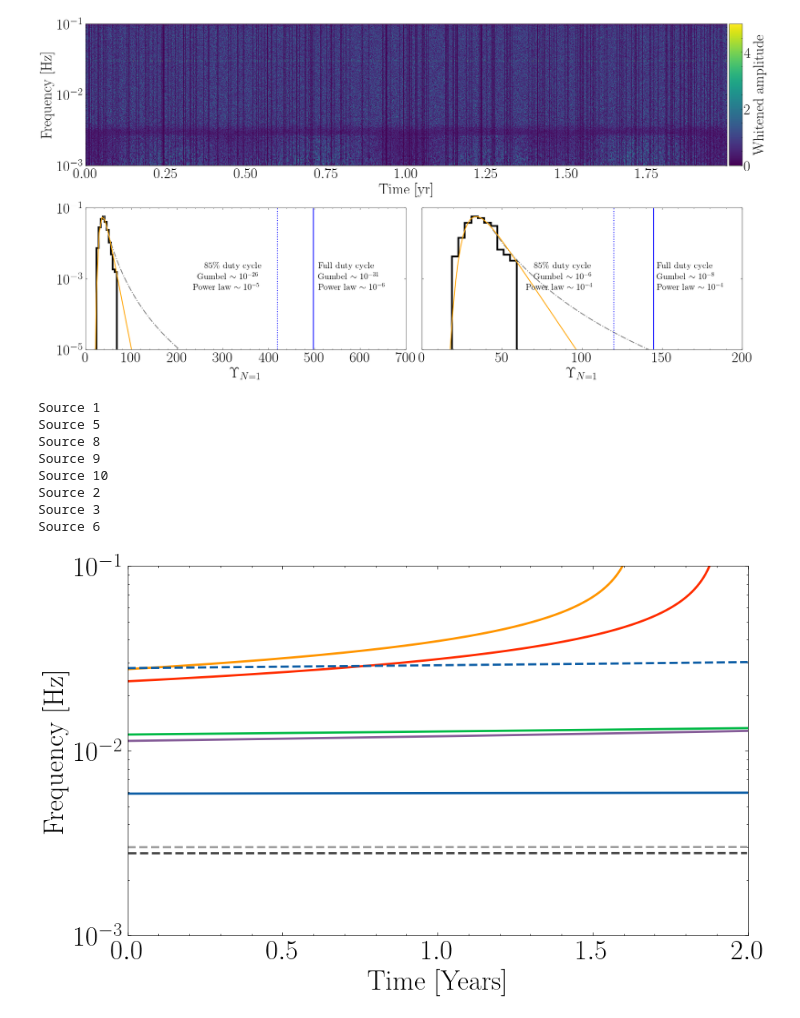
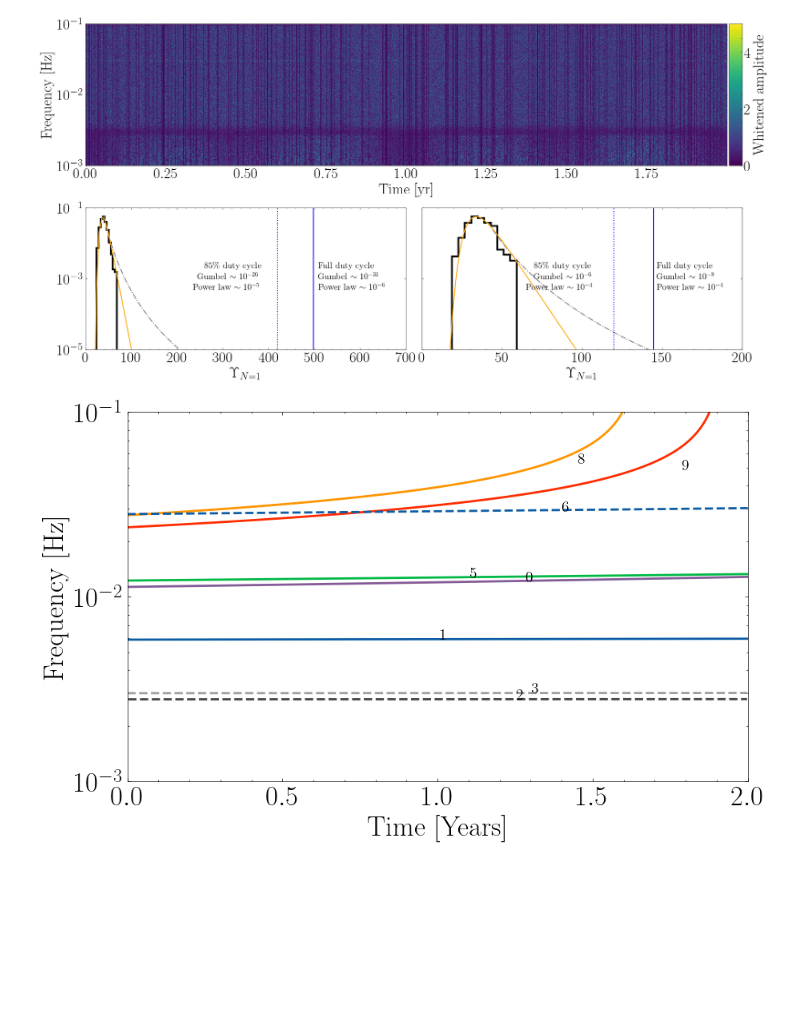
Before and after one commit to dig07/Yorsh-End-to-end-search, a Jupyter notebook: Fig2/GAPs+FAP.ipynb, the cells around one changed output. Drawn from its saved outputs; the diff is of its cells as text; code cells hidden in the pictures; blank space fills up the shorter version.

```diff
--- a/Fig2/GAPs+FAP.ipynb
+++ b/Fig2/GAPs+FAP.ipynb
@@ -294,33 +294,35 @@ Observable_sources = pickle.load(open("Observable_sources.pickle", "rb"))
 Unobservable_sources = pickle.load(open("Unobservable_sources.pickle", "rb"))
 # %%
 plt.figure(figsize=(10,6))
+offset = 0.05  # adjust as needed
+for i, (Name, tf) in enumerate(zip(list(Observable_sources.keys()), list(Observable_sources.values()))):
+    times, freqs = tf
+    plt.plot(times/(365.25*24*60*60), freqs, lw=2, ls='-')
+    idx = len(times) // 2
+    x = times[idx]/(365.25*24*60*60) + i * offset
+    y = freqs[idx]
+    plt.annotate(Name[-1],
+                xy=(x, y),
+                fontsize=14, color='black')
 
-for Name, tf in zip(list(Observable_sources.keys()),list(Observable_sources.values())):
-    print(Name)
-    times,freqs = tf
-    plt.plot(times/(365.25*24*60*60),freqs,lw=2,ls='-')
-
-for Name, tf in zip(list(Unobservable_sources.keys()),list(Unobservable_sources.values())):
-    print(Name)
-    times,freqs = tf
-    plt.plot(times/(365.25*24*60*60),freqs,lw=2,ls='--')
+for j, (Name, tf) in enumerate(zip(list(Unobservable_sources.keys()), list(Unobservable_sources.values()))):
+    times, freqs = tf
+    plt.plot(times/(365.25*24*60*60), freqs, lw=2, ls='--')
+    idx = len(times) // 2
+    x = times[idx]/(365.25*24*60*60) + (j + len(Observable_sources)) * offset
+    y = freqs[idx]
+    plt.annotate(Name[-1],
+                xy=(x, y),
+                fontsize=14, color='black')
 
 plt.xlim(0,2)
 plt.ylim(1.e-3,0.1)
 plt.semilogy()
 plt.xlabel('Time [Years]')
 plt.ylabel('Frequency [Hz]')
 plt.show()
 # %% [output]
-Source 1
-Source 5
-Source 8
-Source 9
-Source 10
-Source 2
-Source 3
-Source 6
-[figure, old version]
+[figure, new version]
 # %%
 fig = plt.figure(figsize=(20,10))
 gs = gridspec.GridSpec(nrows=2, ncols=2)
```
Also changed, not shown: parts of 1 cell of this notebook, 6 other files.
